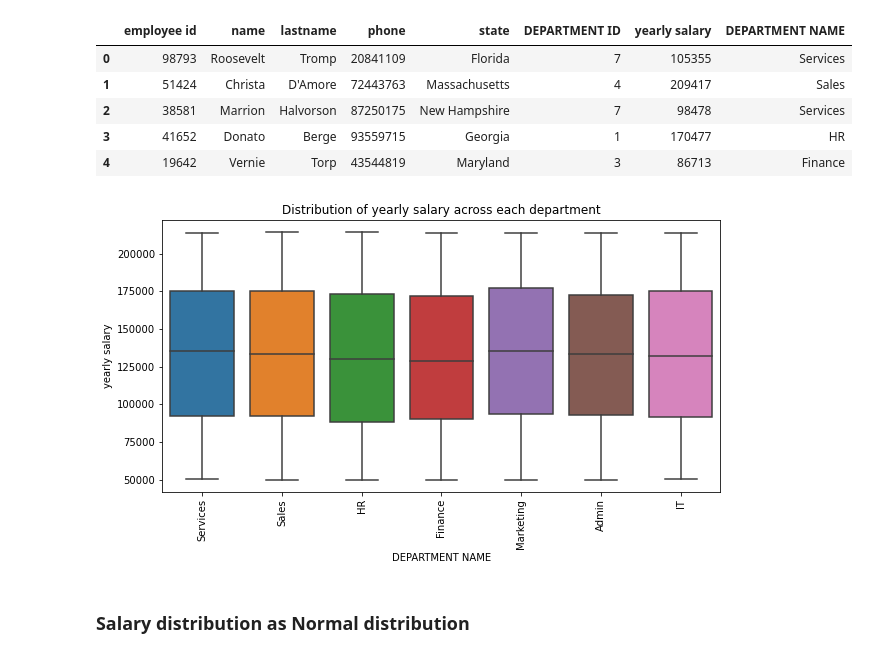
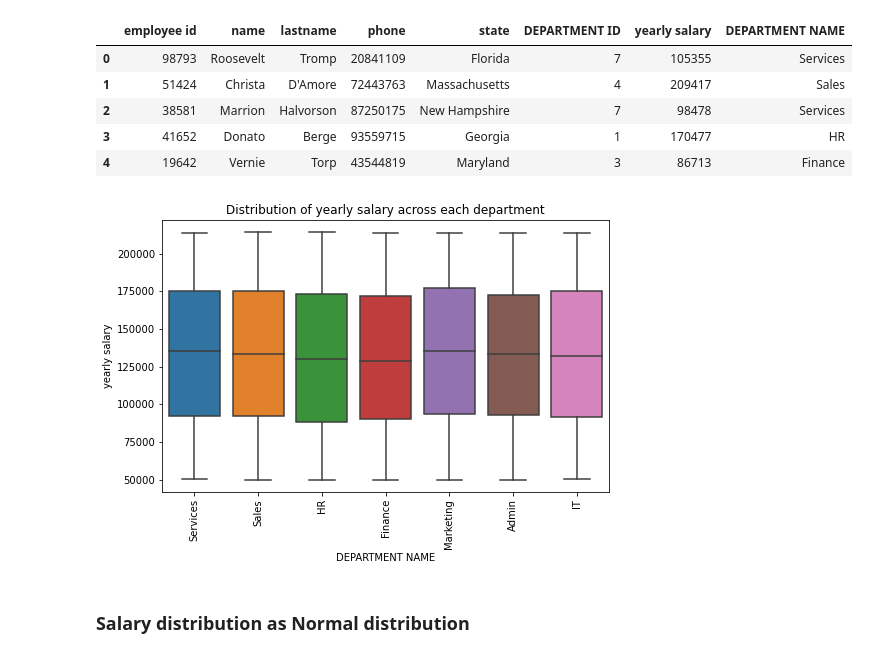
Before and after one commit to Chandana-799/DATA601_tuesday, a Jupyter notebook: week07/hw-07 (3).ipynb, the cells around one changed output. Drawn from its saved outputs; the diff is of its cells as text; code cells hidden in the pictures.

```diff
--- a/week07/hw-07 (2).ipynb
+++ b/week07/hw-07 (3).ipynb
@@ -412,16 +412,16 @@ df_q4.head()
 | 3 | 41652 | Donato | Berge | 93559715 | Georgia | 1 | 170477 | HR |
 | 4 | 19642 | Vernie | Torp | 43544819 | Maryland | 3 | 86713 | Finance |
 # %%
-plt.figure(figsize=(10,5))
+plt.figure(figsize=(8,5))
 
 sns.boxplot(x='DEPARTMENT NAME', y='yearly salary',data=df_q4)
 
 plt.title('Distribution of yearly salary across each department')
 plt.xticks(rotation=90)
 
 plt.show()
 # %% [output]
-[figure, old version]
+[figure, new version]
 # %% [markdown]
 ### Salary distribution as Normal distribution
 # %%
```
Also changed, not shown: parts of 4 cells of this notebook.
